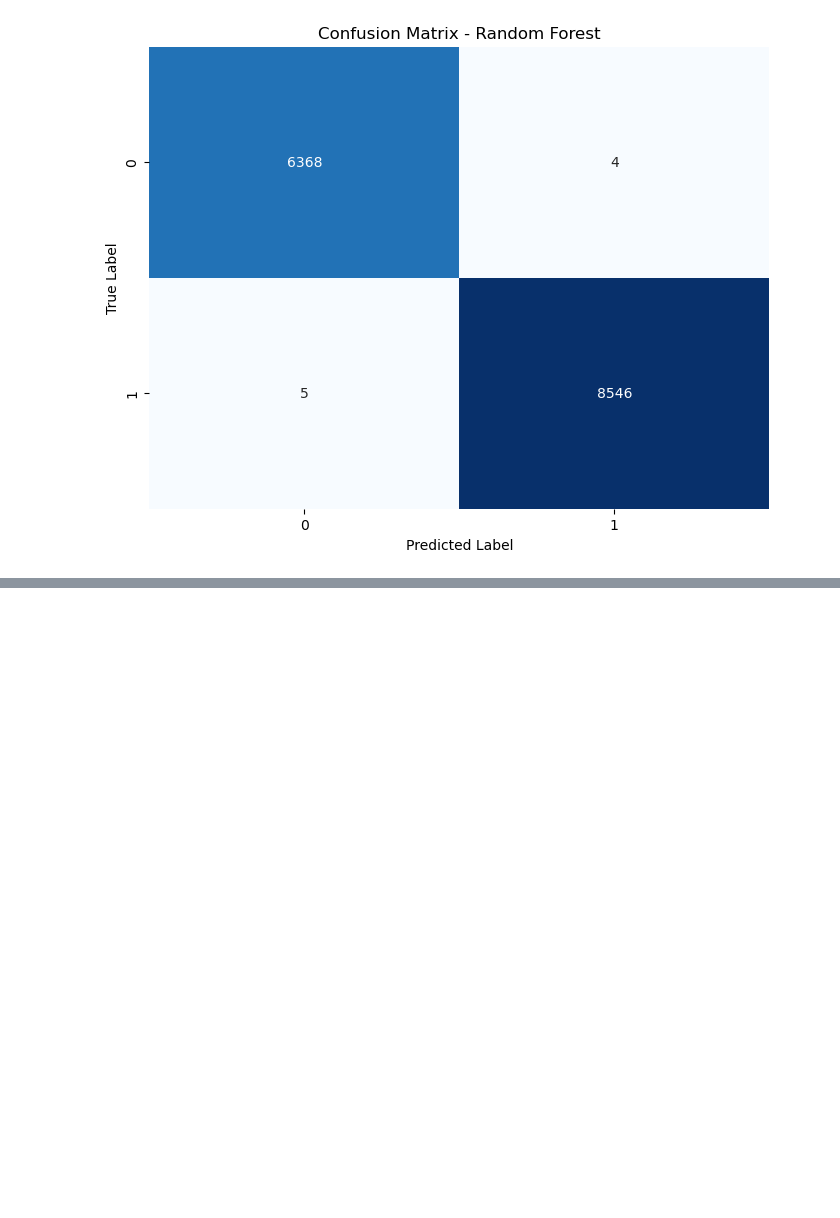
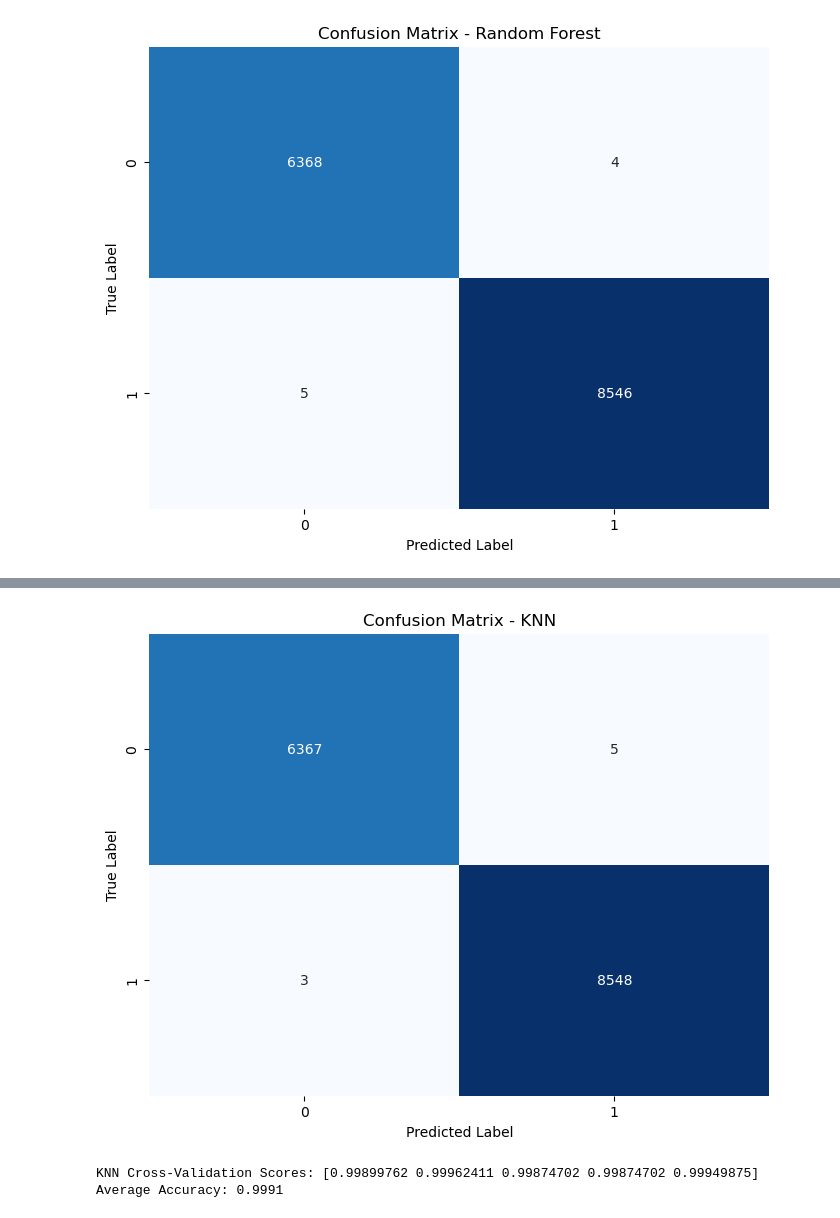
Before and after one commit to IMTREDU/DDoS-ML-Detection, a Jupyter notebook: 2017Dataset.ipynb, the cells around one changed output, grey strips where cells are left out. Saved outputs shown, nothing was run; the diff lists cells and outputs as text; code cells hidden in the pictures; blank space fills up the shorter version.

```diff
--- a/2017Dataset.ipynb
+++ b/2017Dataset.ipynb
@@ -185,0 +223,15 @@ weighted avg       1.00      1.00      1.00     14923
+# %%
+from sklearn.neighbors import KNeighborsClassifier
+
+# 1. Initialize KNN Classifier
+# The paper discusses 'k' as a parameter but uses standard defaults in general descriptions.
+# We will use n_neighbors=5, which is the standard default in Scikit-Learn.
+knn_model = KNeighborsClassifier(n_neighbors=5)
+
+# 2. Train the Model
+print("Training KNN Model (this may take a moment)...")
+knn_model.fit(X_train_pca, y_train_balanced)
+
+# 3. Make Predictions
+print("Predicting on Test Set...")
+y_pred_knn = knn_model.predict(X_test_pca)
@@ -185,0 +271,21 @@ weighted avg       1.00      1.00      1.00     14923
+# %%
+# 5. Confusion Matrix (Matching Fig. 2b in the paper)
+plt.figure(figsize=(8, 6))
+cm_knn = confusion_matrix(y_test, y_pred_knn)
+sns.heatmap(cm_knn, annot=True, fmt='d', cmap='Blues', cbar=False)
+plt.title('Confusion Matrix - KNN')
+plt.xlabel('Predicted Label')
+plt.ylabel('True Label')
+plt.show()
+# %% [output]
+[figure, added]
+# %%
+from sklearn.model_selection import cross_val_score
+
+knn_scores = cross_val_score(knn_model, X_train_pca, y_train_balanced, cv=5)
+
+print(f"KNN Cross-Validation Scores: {knn_scores}")
+print(f"Average Accuracy: {knn_scores.mean():.4f}")
+# %% [output]
+KNN Cross-Validation Scores: [0.99899762 0.99962411 0.99874702 0.99874702 0.99949875]
+Average Accuracy: 0.9991
```
Also changed, not shown: parts of 5 cells of this notebook.
